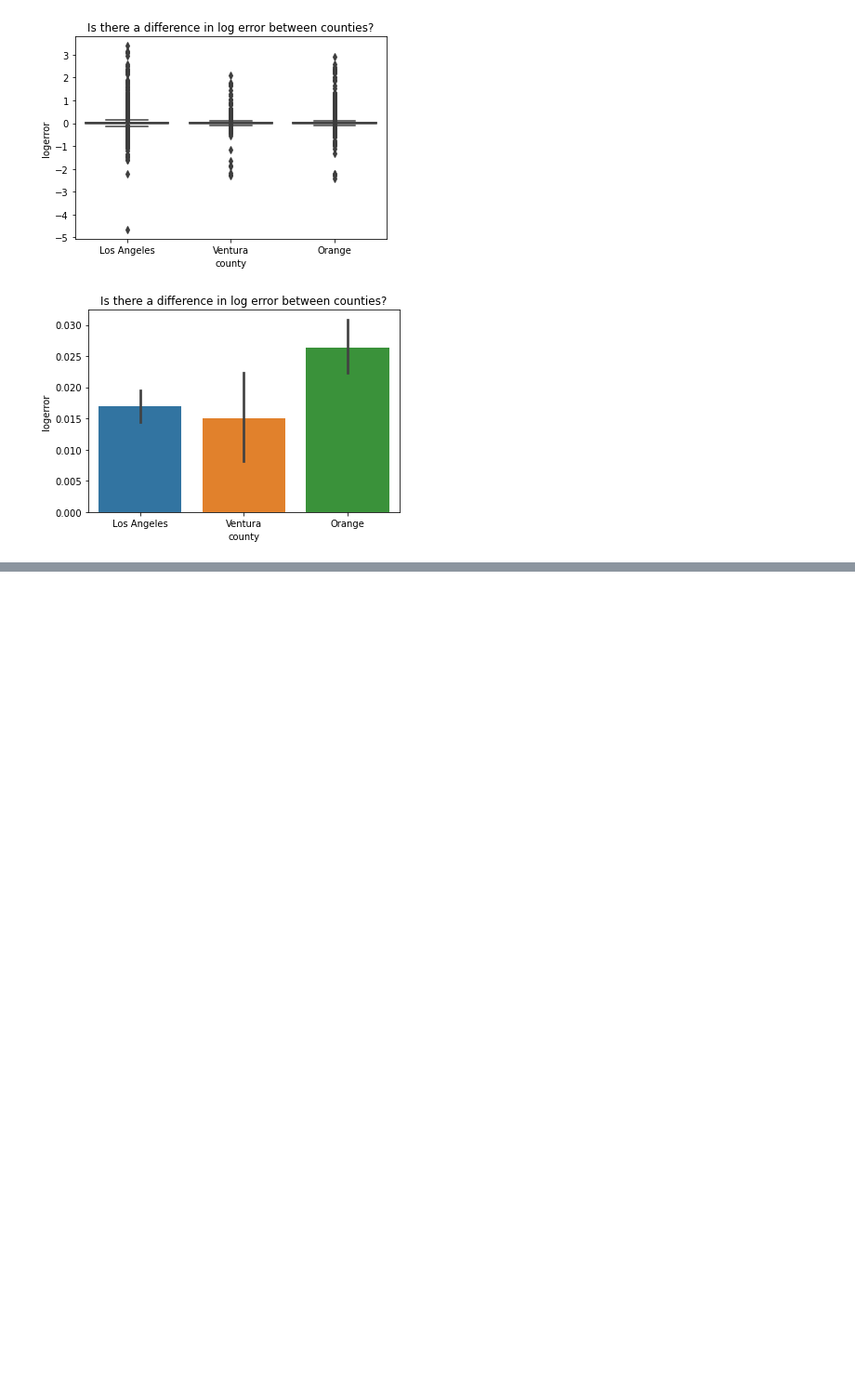
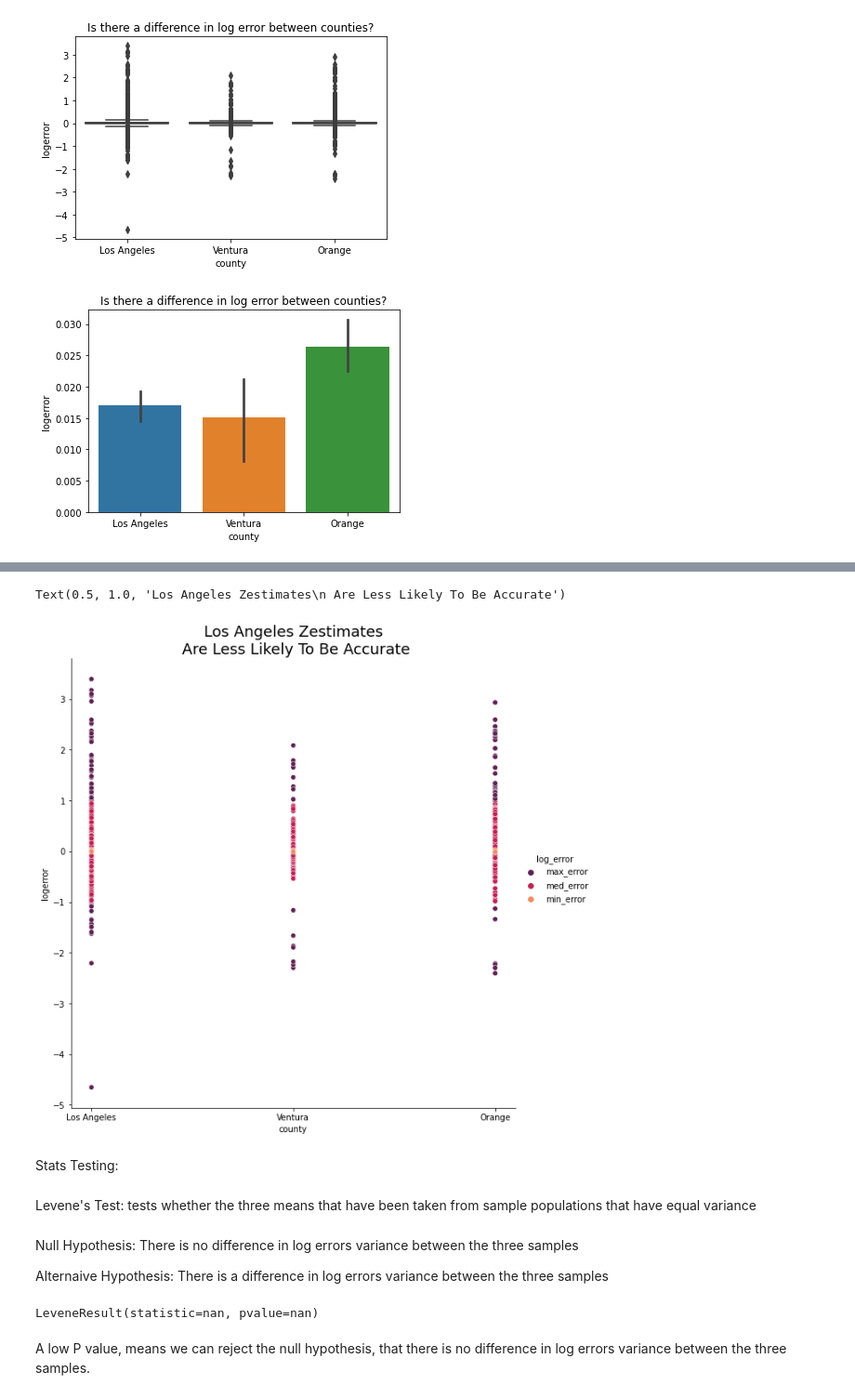
Before and after one commit to chloerwhitaker/clustering-exercises, a Jupyter notebook: explore_zillow.ipynb, the cells around one changed output, grey strips where cells are left out. Shown at 93% size. Saved outputs shown, nothing was run; the diff lists cells and outputs as text; code cells hidden in the pictures; blank space fills up the shorter version.

```diff
--- a/explore_zillow.ipynb
+++ b/explore_zillow.ipynb
@@ -156,0 +200,25 @@ Compute the mean(logerror) by zipcode and the overall mean(logerror). Write a lo
+# %%
+# plot the data to see which areas have the most logerror
+sns.relplot(data=train, x='county', y='logerror', hue='log_error', hue_order=['max_error', 'med_error','min_error'], height=8, palette='rocket')
+plt.title('Los Angeles Zestimates\n Are Less Likely To Be Accurate', size=18)
+# %% [output]
+Text(0.5, 1.0, 'Los Angeles Zestimates\n Are Less Likely To Be Accurate')
+[figure, added]
+# %% [markdown]
+Stats Testing:
+# %% [markdown]
+Levene's Test: tests whether the three means that have been taken from sample populations that have equal variance
+# %% [markdown]
+Null Hypothesis: There is no difference in log errors variance between the three samples
+
+Alternaive Hypothesis: There is a difference in log errors variance between the three samples
+# %%
+stats.levene(
+    df[df.county == 'los_angeles'].logerror,
+    df[df.county == 'orange'].logerror,
+    df[df.county == 'ventura'].logerror,
+)
+# %% [output]
+LeveneResult(statistic=nan, pvalue=nan)
+# %% [markdown]
+A low P value, means we can reject the null hypothesis, that there is no difference in log errors variance between the three samples.
```
Also changed, not shown: parts of 51 cells of this notebook.
